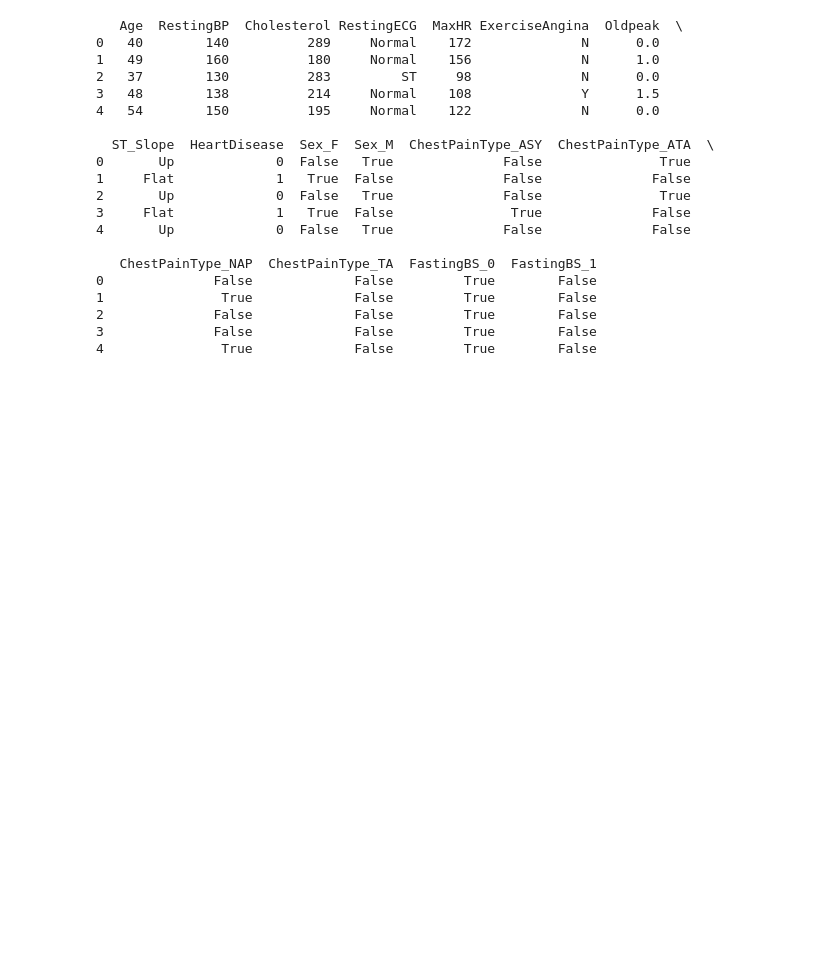
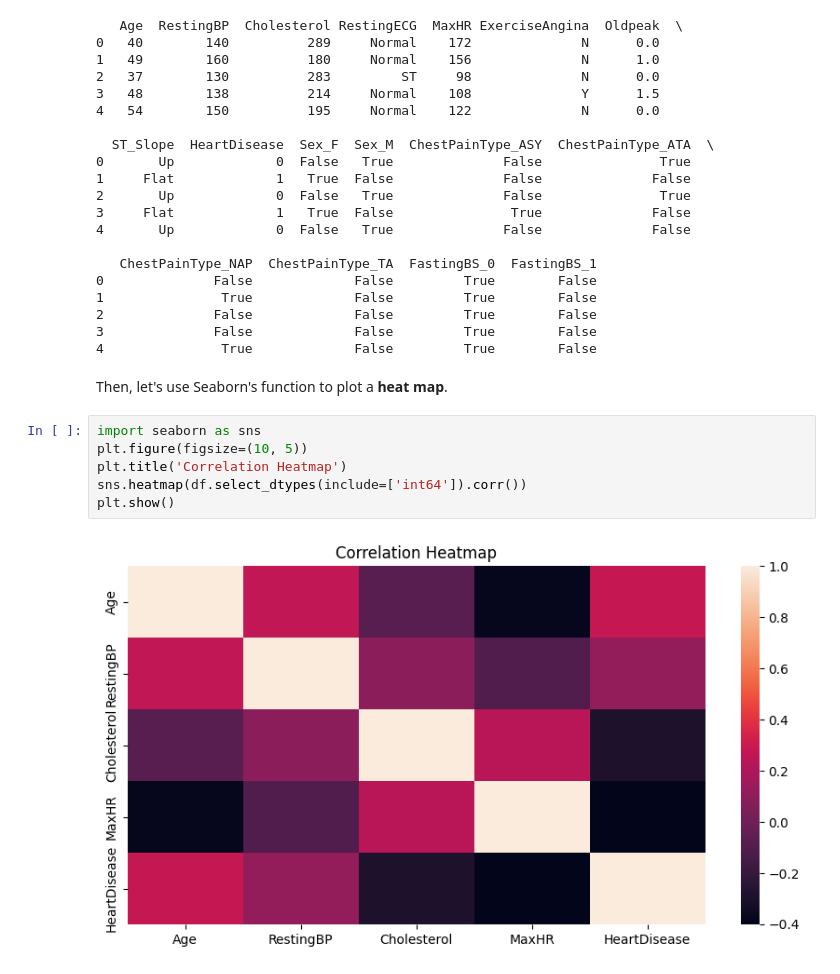
Before and after one commit to jackren0000/Predicting-Hear-Disease, a Jupyter notebook: main.ipynb, the cells around one changed output. Cells and saved outputs as stored; diff of their text form; blank space fills up the shorter version.

Commit message:
Plot heatmap of the numerical values of the dataset.

```diff
--- a/main.ipynb
+++ b/main.ipynb
@@ -240,3 +242,13 @@ print(df.head())
 2              False             False         True        False
 3              False             False         True        False
 4               True             False         True        False
+# %% [markdown]
+Then, let's use Seaborn's function to plot a **heat map**.
+# %%
+import seaborn as sns
+plt.figure(figsize=(10, 5))
+plt.title('Correlation Heatmap')
+sns.heatmap(df.select_dtypes(include=['int64']).corr())
+plt.show()
+# %% [output]
+[figure, added]
```
Also changed, not shown: parts of 1 cell of this notebook.
